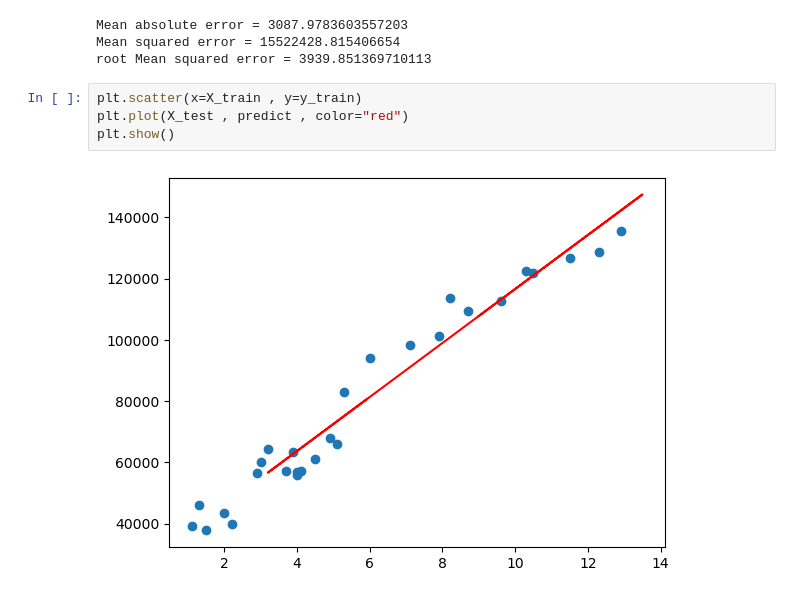
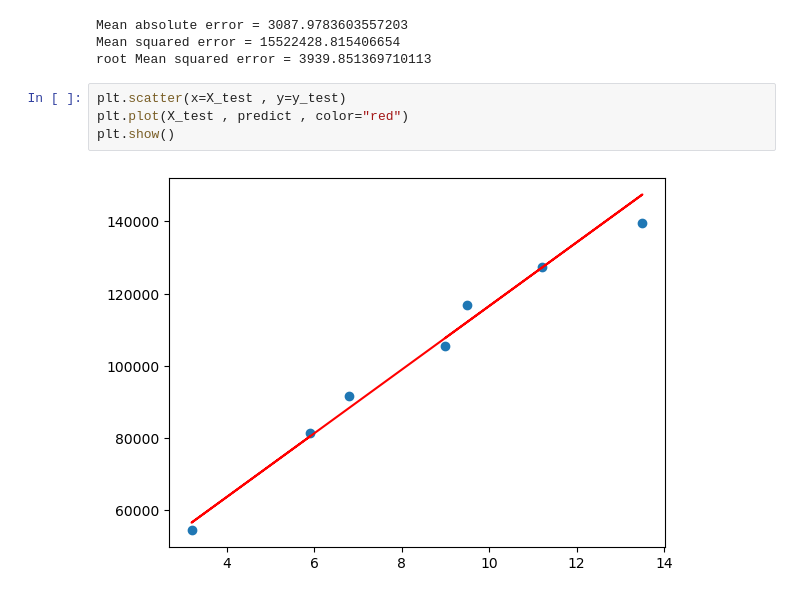
Before and after one commit to b0o0da/Years-Experience-and-Salary-Linear-Regression, a Jupyter notebook: project-1.ipynb, the cells around one changed output. Saved outputs shown, nothing was run; the diff lists cells and outputs as text.

```diff
--- a/project-1.ipynb
+++ b/project-1.ipynb
@@ -101,8 +101,8 @@ Mean absolute error = 3087.9783603557203
 Mean squared error = 15522428.815406654
 root Mean squared error = 3939.851369710113
 # %%
-plt.scatter(x=X_train , y=y_train)
+plt.scatter(x=X_test , y=y_test)
 plt.plot(X_test , predict , color="red")
 plt.show()
 # %% [output]
-[figure, old version]
+[figure, new version]
```
